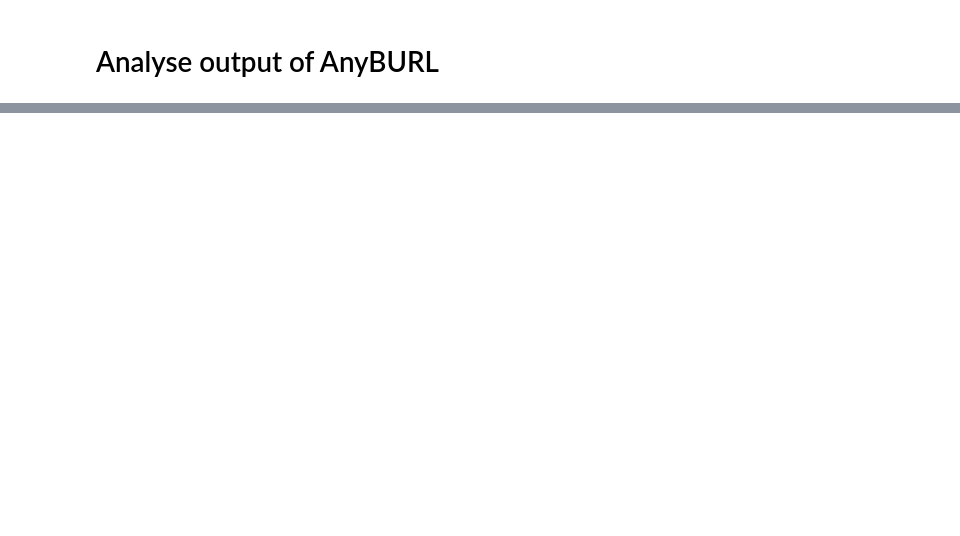
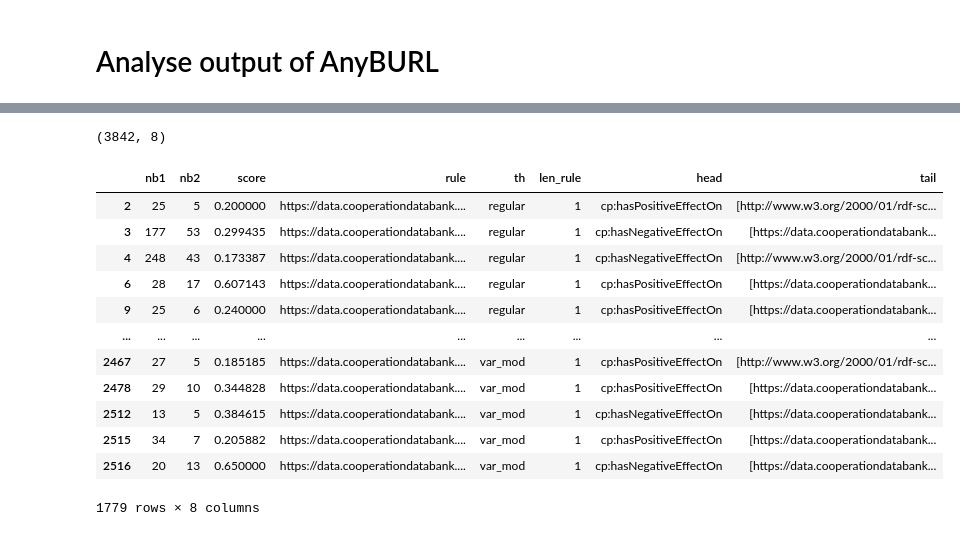
Before and after one commit to InesBlin/coda_meta_review, a Jupyter notebook: experiments/anyburl/analyse_anyburl.ipynb, the cells around one changed output, grey strips where cells are left out. Cells and saved outputs as stored; diff of their text form; code cells hidden in the pictures; blank space fills up the shorter version.

```diff
--- a/experiments/anyburl/analyse_anyburl.ipynb
+++ b/experiments/anyburl/analyse_anyburl.ipynb
@@ -203,2 +195,0 @@ rules_effect.rule.values[0]
-# %%
-rules_effect["len_rule"] = rules_effect.rule.apply(lambda x: len(x.split(" <= ")[1].split(" ")))
@@ -265,0 +196,18 @@ fig.update_layout(
+# %%
+print(rules_effect.shape)
+rules_effect[rules_effect["head"].isin(["cp:hasPositiveEffectOn", "cp:hasNegativeEffectOn"])]
+# %% [output]
+(3842, 8)
+|  | nb1 | nb2 | score | rule | th | len_rule | head | tail |
+| 2 | 25 | 5 | 0.200000 | https://data.cooperationdatabank.... | regular | 1 | cp:hasPositiveEffectOn | [http://www.w3.org/2000/01/rdf-sc... |
+| 3 | 177 | 53 | 0.299435 | https://data.cooperationdatabank.... | regular | 1 | cp:hasNegativeEffectOn | [https://data.cooperationdatabank... |
+| 4 | 248 | 43 | 0.173387 | https://data.cooperationdatabank.... | regular | 1 | cp:hasNegativeEffectOn | [http://www.w3.org/2000/01/rdf-sc... |
+| 6 | 28 | 17 | 0.607143 | https://data.cooperationdatabank.... | regular | 1 | cp:hasPositiveEffectOn | [https://data.cooperationdatabank... |
+| 9 | 25 | 6 | 0.240000 | https://data.cooperationdatabank.... | regular | 1 | cp:hasPositiveEffectOn | [https://data.cooperationdatabank... |
+| ... | ... | ... | ... | ... | ... | ... | ... | ... |
+| 2467 | 27 | 5 | 0.185185 | https://data.cooperationdatabank.... | var_mod | 1 | cp:hasPositiveEffectOn | [http://www.w3.org/2000/01/rdf-sc... |
+| 2478 | 29 | 10 | 0.344828 | https://data.cooperationdatabank.... | var_mod | 1 | cp:hasPositiveEffectOn | [https://data.cooperationdatabank... |
+| 2512 | 13 | 5 | 0.384615 | https://data.cooperationdatabank.... | var_mod | 1 | cp:hasNegativeEffectOn | [https://data.cooperationdatabank... |
+| 2515 | 34 | 7 | 0.205882 | https://data.cooperationdatabank.... | var_mod | 1 | cp:hasPositiveEffectOn | [https://data.cooperationdatabank... |
+| 2516 | 20 | 13 | 0.650000 | https://data.cooperationdatabank.... | var_mod | 1 | cp:hasNegativeEffectOn | [https://data.cooperationdatabank... |
+1779 rows × 8 columns
```
Also changed, not shown: parts of 14 cells of this notebook, 2 other files.
